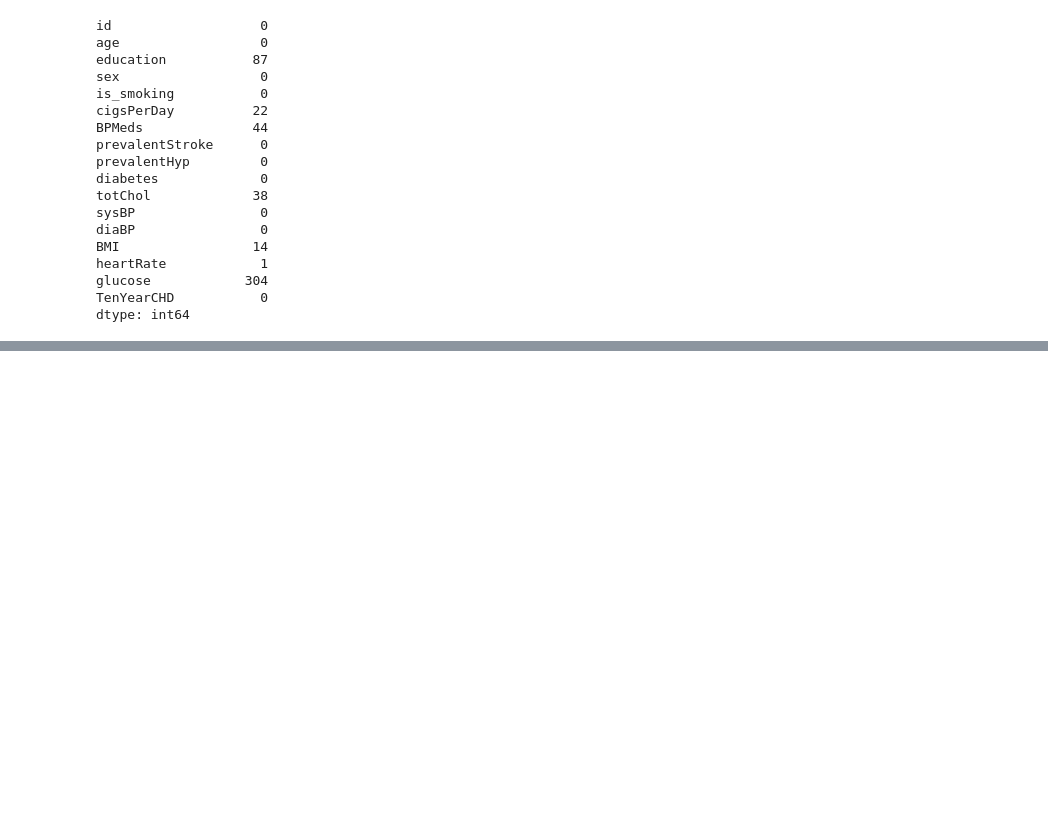
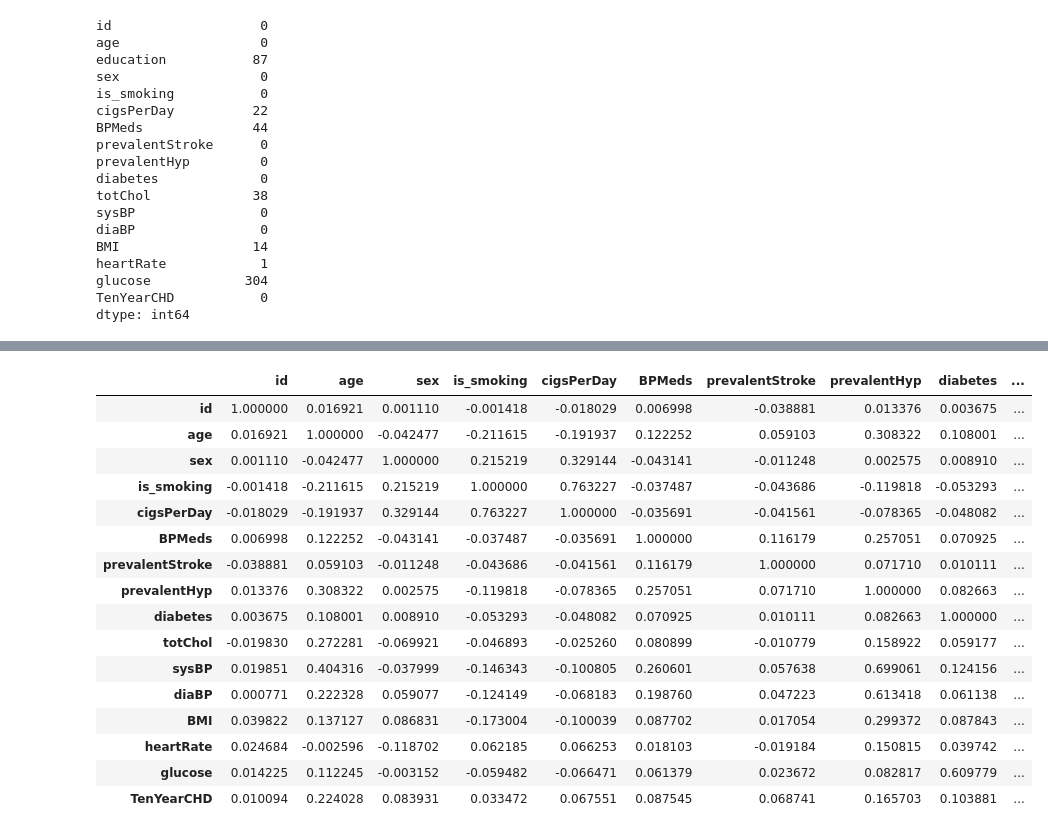
Before and after one commit to Souvik0651/Cardiovascular-Risk-Prediction--classification-, a Jupyter notebook: Cardiovascular_Risk_Prediction.ipynb, the cells around one changed output, grey strips where cells are left out. Cells and saved outputs as stored; diff of their text form; code cells hidden in the pictures; blank space fills up the shorter version.

```diff
--- a/Cardiovascular_Risk_Prediction.ipynb
+++ b/Cardiovascular_Risk_Prediction.ipynb
@@ -86,0 +251,20 @@ dtype: int64
+# %%
+df.corr()
+# %% [output]
+|  | id | age | sex | is_smoking | cigsPerDay | BPMeds | prevalentStroke | prevalentHyp | diabetes | ... |
+| id | 1.000000 | 0.016921 | 0.001110 | -0.001418 | -0.018029 | 0.006998 | -0.038881 | 0.013376 | 0.003675 | ... |
+| age | 0.016921 | 1.000000 | -0.042477 | -0.211615 | -0.191937 | 0.122252 | 0.059103 | 0.308322 | 0.108001 | ... |
+| sex | 0.001110 | -0.042477 | 1.000000 | 0.215219 | 0.329144 | -0.043141 | -0.011248 | 0.002575 | 0.008910 | ... |
+| is_smoking | -0.001418 | -0.211615 | 0.215219 | 1.000000 | 0.763227 | -0.037487 | -0.043686 | -0.119818 | -0.053293 | ... |
+| cigsPerDay | -0.018029 | -0.191937 | 0.329144 | 0.763227 | 1.000000 | -0.035691 | -0.041561 | -0.078365 | -0.048082 | ... |
+| BPMeds | 0.006998 | 0.122252 | -0.043141 | -0.037487 | -0.035691 | 1.000000 | 0.116179 | 0.257051 | 0.070925 | ... |
+| prevalentStroke | -0.038881 | 0.059103 | -0.011248 | -0.043686 | -0.041561 | 0.116179 | 1.000000 | 0.071710 | 0.010111 | ... |
+| prevalentHyp | 0.013376 | 0.308322 | 0.002575 | -0.119818 | -0.078365 | 0.257051 | 0.071710 | 1.000000 | 0.082663 | ... |
+| diabetes | 0.003675 | 0.108001 | 0.008910 | -0.053293 | -0.048082 | 0.070925 | 0.010111 | 0.082663 | 1.000000 | ... |
+| totChol | -0.019830 | 0.272281 | -0.069921 | -0.046893 | -0.025260 | 0.080899 | -0.010779 | 0.158922 | 0.059177 | ... |
+| sysBP | 0.019851 | 0.404316 | -0.037999 | -0.146343 | -0.100805 | 0.260601 | 0.057638 | 0.699061 | 0.124156 | ... |
+| diaBP | 0.000771 | 0.222328 | 0.059077 | -0.124149 | -0.068183 | 0.198760 | 0.047223 | 0.613418 | 0.061138 | ... |
+| BMI | 0.039822 | 0.137127 | 0.086831 | -0.173004 | -0.100039 | 0.087702 | 0.017054 | 0.299372 | 0.087843 | ... |
+| heartRate | 0.024684 | -0.002596 | -0.118702 | 0.062185 | 0.066253 | 0.018103 | -0.019184 | 0.150815 | 0.039742 | ... |
+| glucose | 0.014225 | 0.112245 | -0.003152 | -0.059482 | -0.066471 | 0.061379 | 0.023672 | 0.082817 | 0.609779 | ... |
+| TenYearCHD | 0.010094 | 0.224028 | 0.083931 | 0.033472 | 0.067551 | 0.087545 | 0.068741 | 0.165703 | 0.103881 | ... |
```
Also changed, not shown: parts of 27 cells of this notebook.
